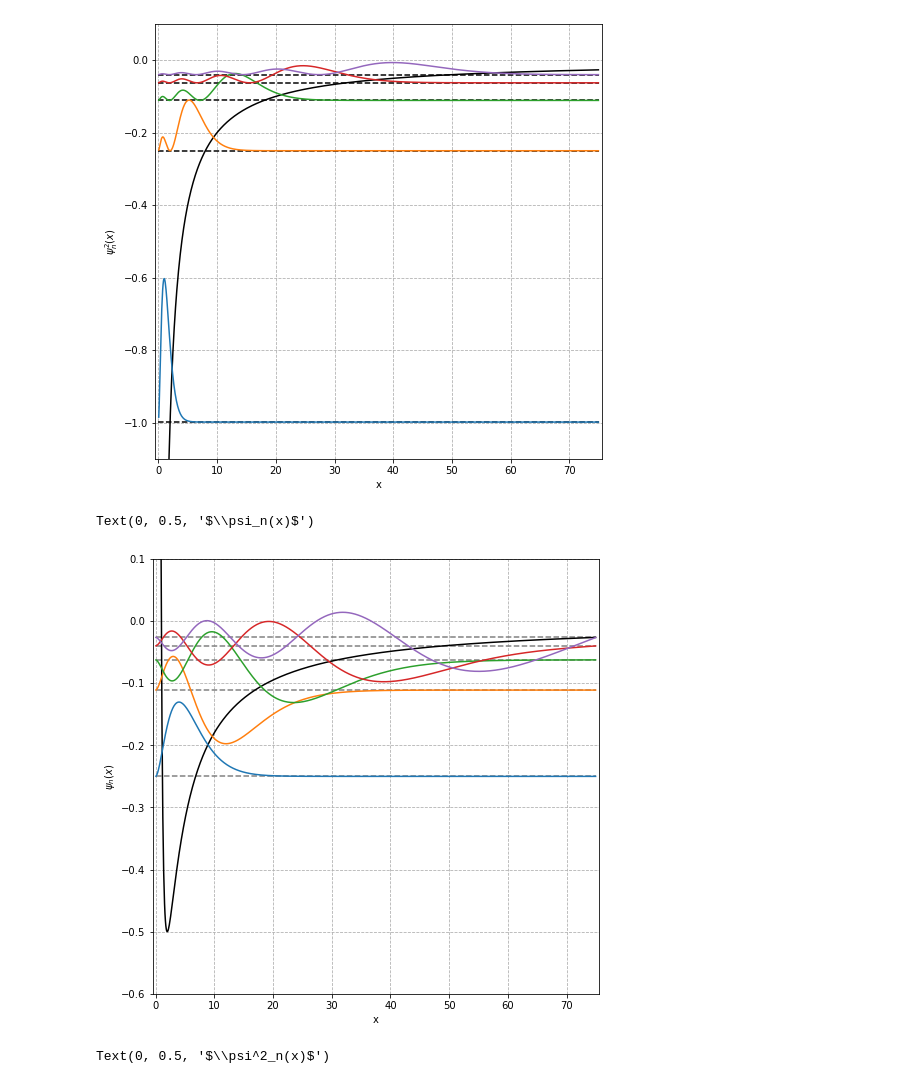
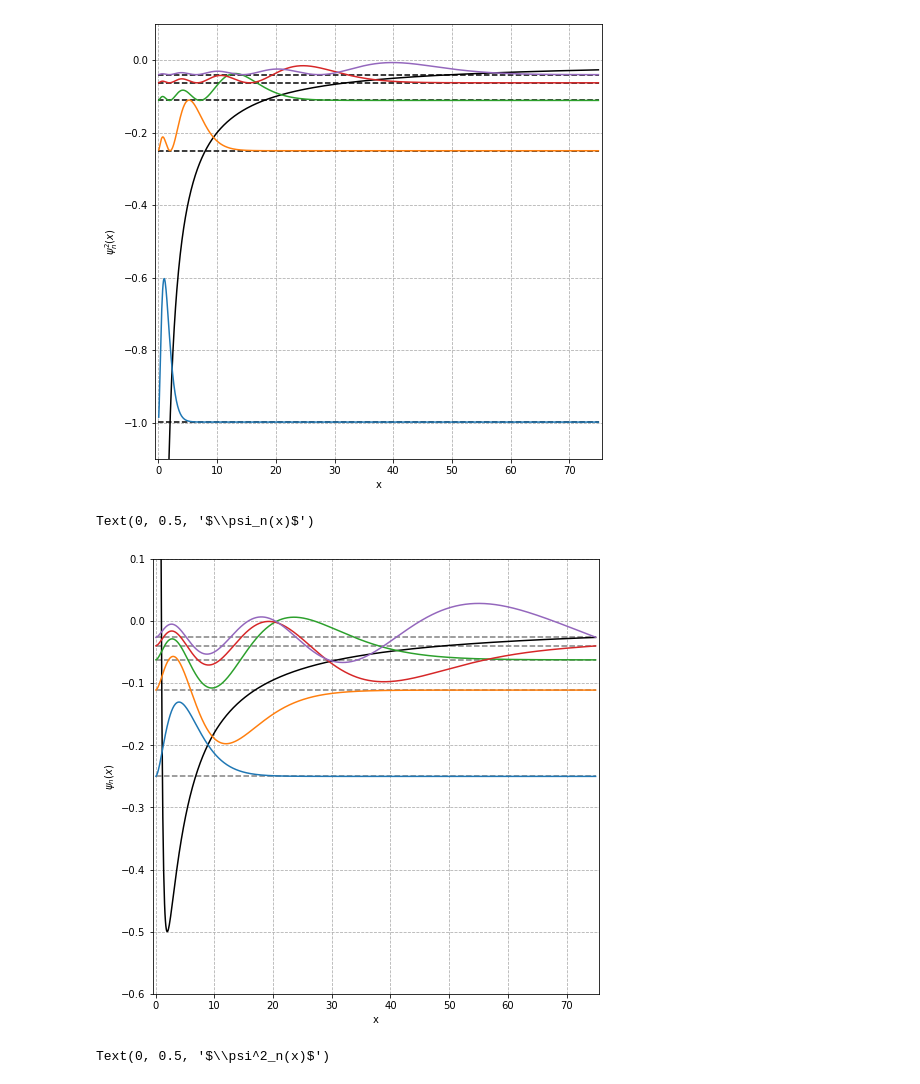
Before and after one commit to Boberfax/1D-SE-NMM, a Jupyter notebook: Coulomb.ipynb, the cells around one changed output. Saved outputs shown, nothing was run; the diff lists cells and outputs as text; code cells hidden in the pictures.

```diff
--- a/Coulomb.ipynb
+++ b/Coulomb.ipynb
@@ -105,25 +104,22 @@ Text(0, 0.5, '$\\psi^2_n(x)$')
 # %%
 # graph of Coulomb eigenstates with l=1
 fig,ax=plt.subplots(figsize=(8,8))
 plt.xlim(A-0.5,B+0.5)
 plt.ylim(-0.6,0.1)
 plt.plot(xi,vi1,color='black')
 i=0
 for i in range(0,5):
-    if i == 0:
+    if i==0 or i==2 or i==3:
         plt.plot(xi,-Psi1[i]+eigval1[i])
     else:
-        if (i % 4) == 3 or (i % 4) == 0:
-            plt.plot(xi,-Psi1[i]+eigval1[i])
-        else:
-            plt.plot(xi,Psi1[i]+eigval1[i])
+        plt.plot(xi,Psi1[i]+eigval1[i])
     plt.hlines(eigval1[i],A,B,color='grey',ls='--')
 plt.grid(ls='--')
 ax.set_xlabel('x')
 ax.set_ylabel('$\psi_n(x)$')
 # %% [output]
 Text(0, 0.5, '$\\psi_n(x)$')
-[figure, old version]
+[figure, new version]
 # %%
 # graph of Coulomb eigenstates probability densities with l=1
 fig,ax=plt.subplots(figsize=(8,8))
```
Also changed, not shown: parts of 2 cells of this notebook, 1 other file.
